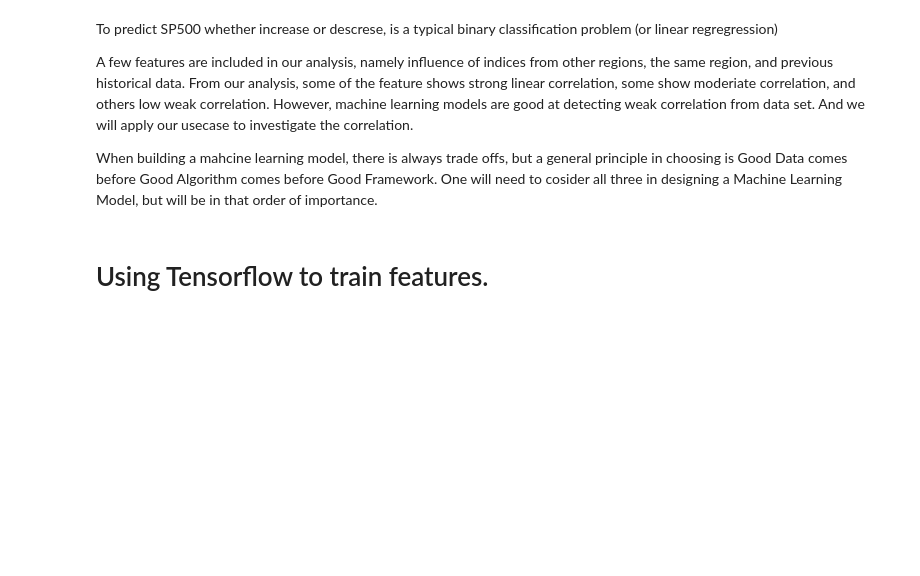
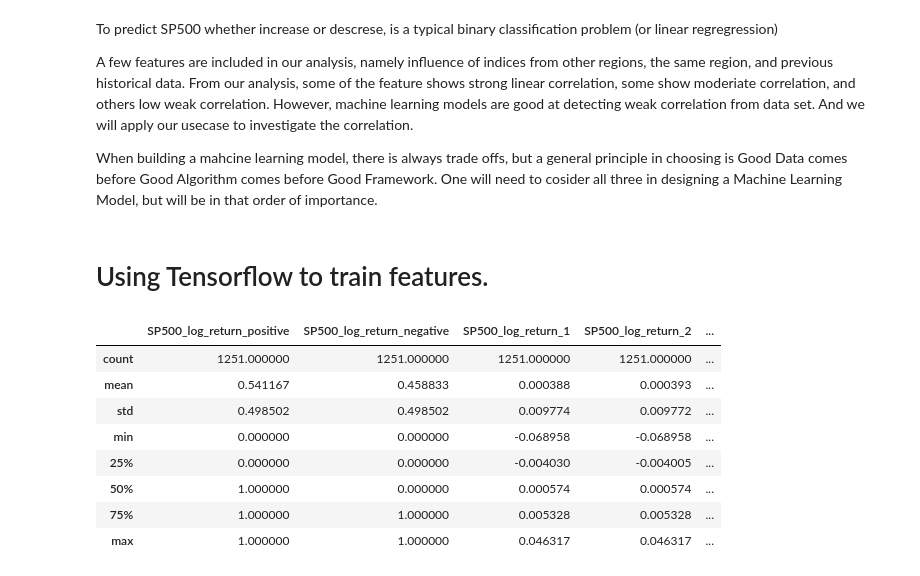
Before and after one commit to stevenyu530/NowcastingLibrary, a Jupyter notebook: IPythonNotebooks/MLFinancialTimeSeries.ipynb, the cells around one changed output. Drawn from its saved outputs; the diff is of its cells as text; code cells hidden in the pictures; blank space fills up the shorter version.

```diff
--- a/IPythonNotebooks/MLFinancialTimeSeries.ipynb
+++ b/IPythonNotebooks/MLFinancialTimeSeries.ipynb
@@ -287,0 +269,91 @@ training_test_data = pd.DataFrame(
+# %%
+# output result for the positive and negative
+log_return_data['SP500_log_return_positive'] = 0
+log_return_data.ix[log_return_data['SP500_log_return'] >= 0, 'SP500_log_return_positive'] = 1
+log_return_data['SP500_log_return_negative'] = 0
+log_return_data.ix[log_return_data['SP500_log_return'] < 0, 'SP500_log_return_negative'] = 1
+
+# testing date features
+training_test_data = pd.DataFrame(
+  columns=[
+    'SP500_log_return_positive', 'SP500_log_return_negative',
+    'SP500_log_return_1', 'SP500_log_return_2', 'SP500_log_return_3',
+    'NYSE_log_return_1', 'NYSE_log_return_2', 'NYSE_log_return_3',
+    'DJI_log_return_1', 'DJI_log_return_2', 'DJI_log_return_3',
+    'N225_log_return_0', 'N225_log_return_1', 'N225_log_return_2',
+    'HSI_log_return_0', 'HSI_log_return_1', 'HSI_log_return_2',
+    'FTSE_log_return_0', 'FTSE_log_return_1', 'FTSE_log_return_2',
+    'DAX_log_return_0', 'DAX_log_return_1', 'DAX_log_return_2',
+    'AORD_log_return_0', 'AORD_log_return_1', 'AORD_log_return_2'])
+
+# Prepare the training data
+for i in range(7, len(log_return_data)):
+    # build the data
+    SP500_log_return_positive = log_return_data['SP500_log_return_positive'].ix[i]
+    SP500_log_return_negative = log_return_data['SP500_log_return_negative'].ix[i]
+    SP500_log_return_1 = log_return_data['SP500_log_return'].ix[i-1]
+    SP500_log_return_2 = log_return_data['SP500_log_return'].ix[i-2]
+    SP500_log_return_3 = log_return_data['SP500_log_return'].ix[i-3]
+    NYSE_log_return_1 = log_return_data['NYSE_log_return'].ix[i-1]
+    NYSE_log_return_2 = log_return_data['NYSE_log_return'].ix[i-2]
+    NYSE_log_return_3 = log_return_data['NYSE_log_return'].ix[i-3]
+    DJI_log_return_1 = log_return_data['DJI_log_return'].ix[i-1]
+    DJI_log_return_2 = log_return_data['DJI_log_return'].ix[i-2]
+    DJI_log_return_3 = log_return_data['DJI_log_return'].ix[i-3]
+    N225_log_return_0 = log_return_data['N225_log_return'].ix[i]
+    N225_log_return_1 = log_return_data['N225_log_return'].ix[i-1]
+    N225_log_return_2 = log_return_data['N225_log_return'].ix[i-2]
+    HSI_log_return_0 = log_return_data['HSI_log_return'].ix[i]
+    HSI_log_return_1 = log_return_data['HSI_log_return'].ix[i-1]
+    HSI_log_return_2 = log_return_data['HSI_log_return'].ix[i-2]
+    FTSE_log_return_0 = log_return_data['FTSE_log_return'].ix[i]
+    FTSE_log_return_1 = log_return_data['FTSE_log_return'].ix[i-1]
+    FTSE_log_return_2 = log_return_data['FTSE_log_return'].ix[i-2]
+    DAX_log_return_0 = log_return_data['DAX_log_return'].ix[i]
+    DAX_log_return_1 = log_return_data['DAX_log_return'].ix[i-1]
+    DAX_log_return_2 = log_return_data['DAX_log_return'].ix[i-2]
+    AORD_log_return_0 = log_return_data['AORD_log_return'].ix[i]
+    AORD_log_return_1 = log_return_data['AORD_log_return'].ix[i-1]
+    AORD_log_return_2 = log_return_data['AORD_log_return'].ix[i-2]
+
+    # append to training_test_data
+    training_test_data = training_test_data.append(
+        {'SP500_log_return_positive':SP500_log_return_positive,
+        'SP500_log_return_negative':SP500_log_return_negative,
+        'SP500_log_return_1':SP500_log_return_1,
+        'SP500_log_return_2':SP500_log_return_2,
+        'SP500_log_return_3':SP500_log_return_3,
+        'NYSE_log_return_1':NYSE_log_return_1,
+        'NYSE_log_return_2':NYSE_log_return_2,
+        'NYSE_log_return_3':NYSE_log_return_3,
+        'DJI_log_return_1':DJI_log_return_1,
+        'DJI_log_return_2':DJI_log_return_2,
+        'DJI_log_return_3':DJI_log_return_3,
+        'N225_log_return_0':N225_log_return_0,
+        'N225_log_return_1':N225_log_return_1,
+        'N225_log_return_2':N225_log_return_2,
+        'HSI_log_return_0':HSI_log_return_0,
+        'HSI_log_return_1':HSI_log_return_1,
+        'HSI_log_return_2':HSI_log_return_2,
+        'FTSE_log_return_0':FTSE_log_return_0,
+        'FTSE_log_return_1':FTSE_log_return_1,
+        'FTSE_log_return_2':FTSE_log_return_2,
+        'DAX_log_return_0':DAX_log_return_0,
+        'DAX_log_return_1':DAX_log_return_1,
+        'DAX_log_return_2':DAX_log_return_2,
+        'AORD_log_return_0':AORD_log_return_0,
+        'AORD_log_return_1':AORD_log_return_1,
+        'AORD_log_return_2':AORD_log_return_2},
+        ignore_index=True)
+
+training_test_data.describe()
+# %% [output]
+|  | SP500_log_return_positive | SP500_log_return_negative | SP500_log_return_1 | SP500_log_return_2 | ... |
+| count | 1251.000000 | 1251.000000 | 1251.000000 | 1251.000000 | ... |
+| mean | 0.541167 | 0.458833 | 0.000388 | 0.000393 | ... |
+| std | 0.498502 | 0.498502 | 0.009774 | 0.009772 | ... |
+| min | 0.000000 | 0.000000 | -0.068958 | -0.068958 | ... |
+| 25% | 0.000000 | 0.000000 | -0.004030 | -0.004005 | ... |
+| 50% | 1.000000 | 0.000000 | 0.000574 | 0.000574 | ... |
+| 75% | 1.000000 | 1.000000 | 0.005328 | 0.005328 | ... |
+| max | 1.000000 | 1.000000 | 0.046317 | 0.046317 | ... |
```
Also changed, not shown: parts of 5 cells of this notebook.
